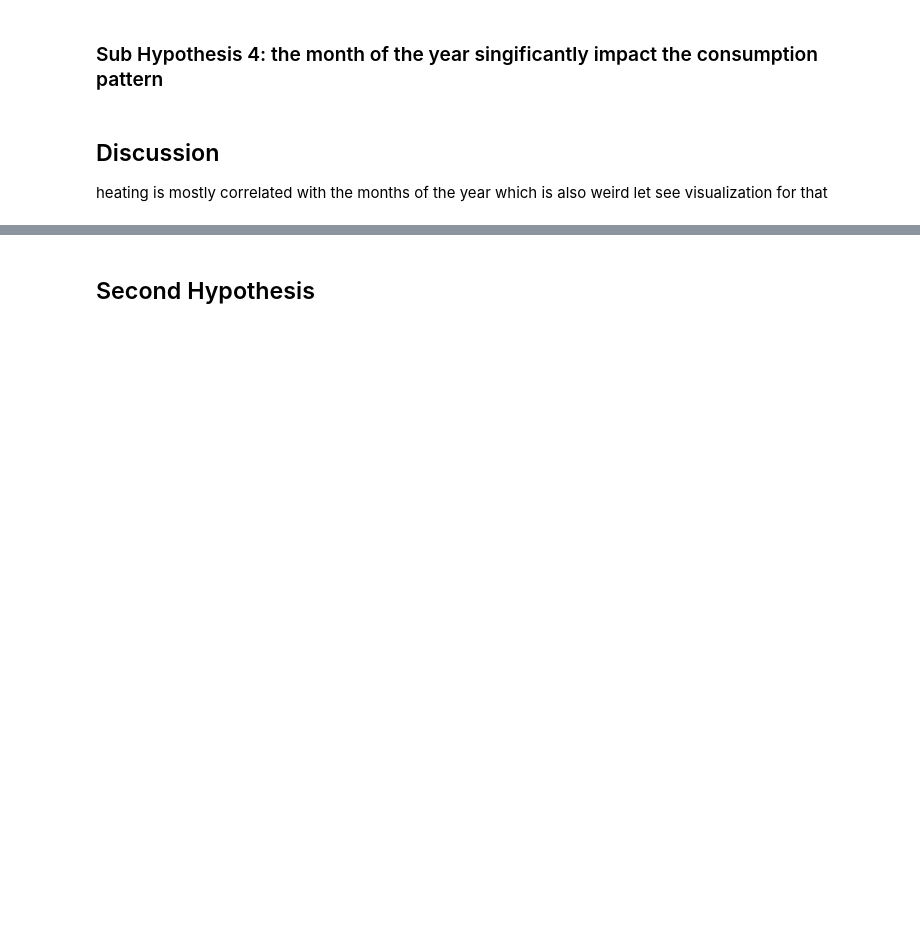
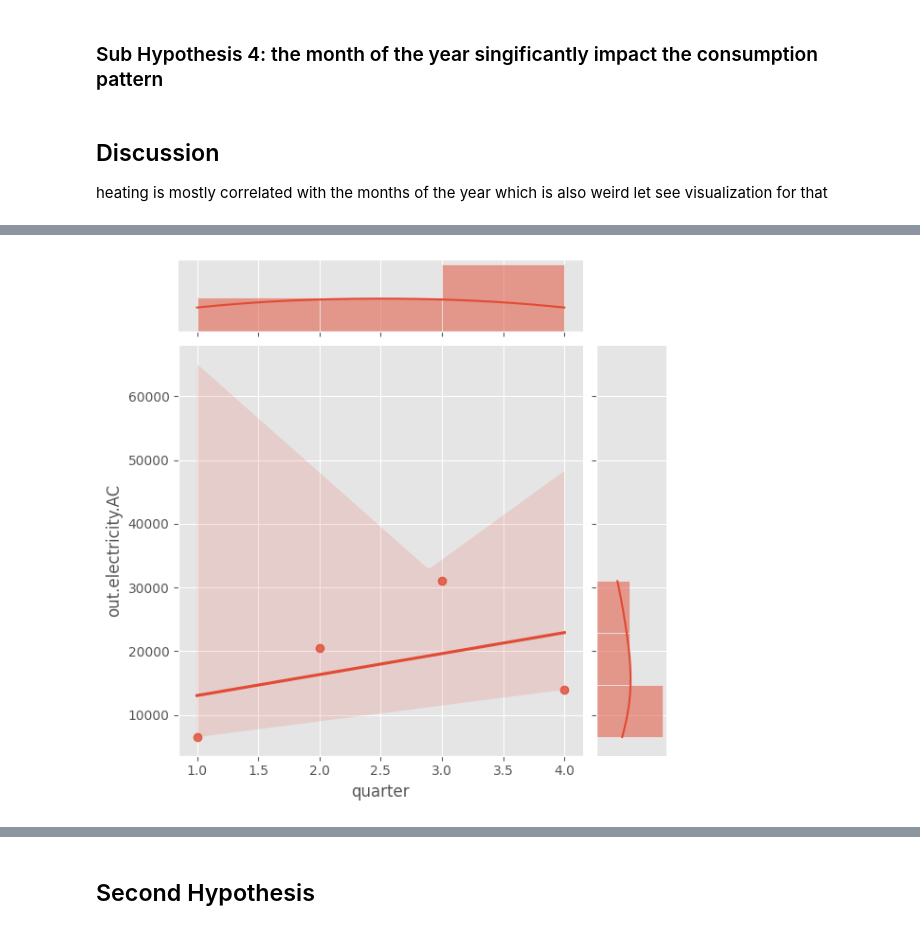
Before and after one commit to 1nuc/load-profile-decomposition, a Jupyter notebook: src/Customer_analysis/run.ipynb, the cells around one changed output, grey strips where cells are left out. Cells and saved outputs as stored; diff of their text form; code cells hidden in the pictures; blank space fills up the shorter version.

```diff
--- a/src/Customer_analysis/run.ipynb
+++ b/src/Customer_analysis/run.ipynb
@@ -243,0 +260,4 @@ vis._barplot_seaborn(long_duration_m,'month of the year',"out.electricity.heatin
+# %%
+vis.display_totals(long_duration_m,'quarter','out.electricity.AC')
+# %% [output]
+[figure, added]
```
Also changed, not shown: parts of 11 cells of this notebook.
